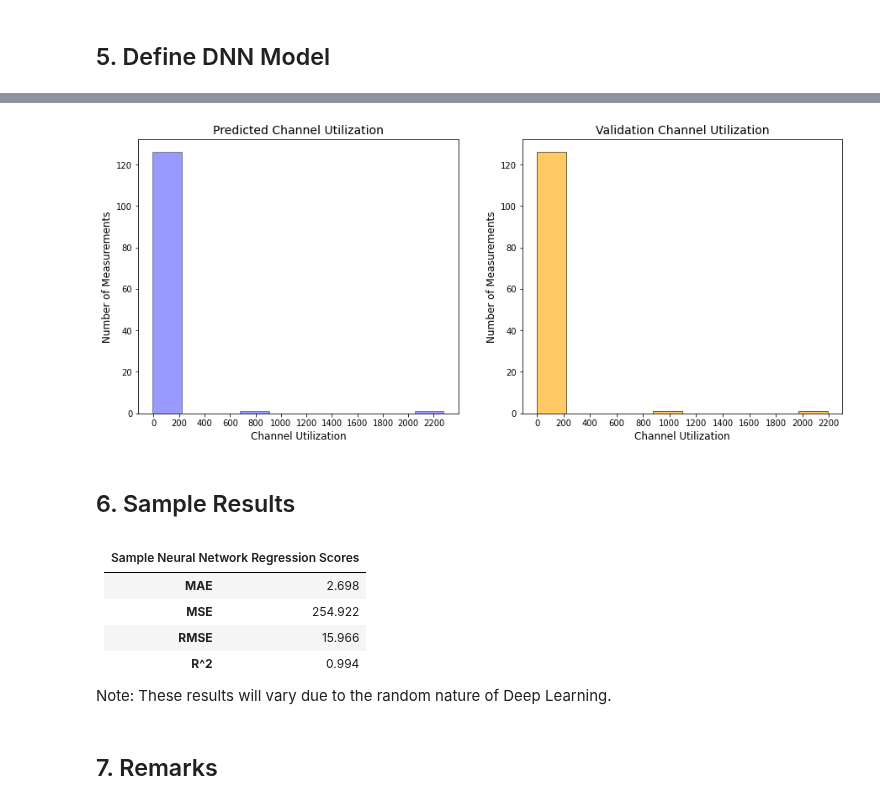
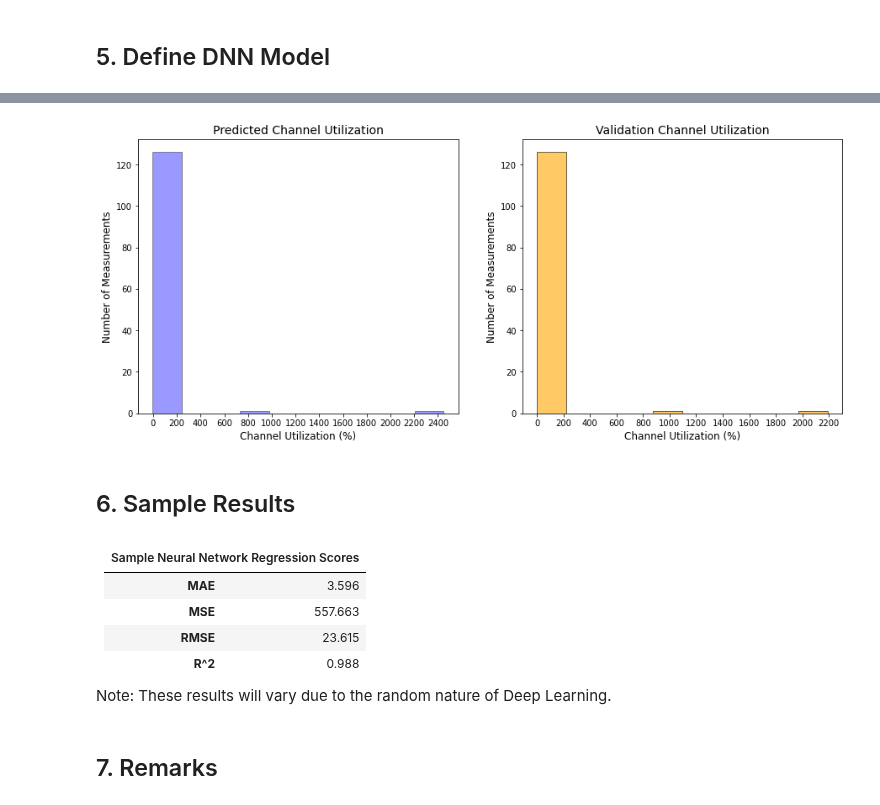
Before and after one commit to MarkLee7925/Optical-Interconnection-Network, a Jupyter notebook: DNN/Optical_DNN_original.ipynb, the cells around one changed output, grey strips where cells are left out. Drawn from its saved outputs; the diff is of its cells as text; code cells hidden in the pictures.

```diff
--- a/DNN/Optical_DNN_original.ipynb
+++ b/DNN/Optical_DNN_original.ipynb
@@ -337,27 +337,27 @@ R^2 Score: 0.994
 # %%
 # Plot histogram for y_pred
 fig1 = plt.figure(figsize=(15, 6))
 ax1 = fig1.add_subplot(1, 2, 1)
 plt.xticks(np.arange(0, 2600, 200))
 plt.yticks(np.arange(0, 160, 20))
 plt.hist(x=y_pred, facecolor='blue', alpha=0.4, edgecolor='black')
-plt.xlabel('Channel Utilization', fontsize=12)
+plt.xlabel('Channel Utilization (%)', fontsize=12)
 plt.ylabel('Number of Measurements', fontsize=12)
 plt.title('Predicted Channel Utilization', fontsize=14)
 
 # Plot histogram for y_test
 ax1 = fig1.add_subplot(1, 2, 2)
 plt.xticks(np.arange(0, 2600, 200))
 plt.yticks(np.arange(0, 160, 20))
 plt.hist(x=y_test, facecolor='orange', alpha=0.6, edgecolor='black')
-plt.xlabel('Channel Utilization', fontsize=12)
+plt.xlabel('Channel Utilization (%)', fontsize=12)
 plt.ylabel('Number of Measurements', fontsize=12)
 plt.title('Validation Channel Utilization', fontsize=14)
 
 # Show subplot
 plt.show()
 # %% [output]
-[figure, old version]
+[figure, new version]
 # %% [markdown]
 ## 6. Sample Results
 # %% [markdown]
@@ -367,19 +367,19 @@ plt.show()
   </thead>
     <tr>
       <td><b>MAE</b></td>
-      <td>2.698</td>
+      <td>3.596</td>
     </tr>
     <tr>
       <td><b>MSE</b></td>
-      <td>254.922</td>
+      <td>557.663</td>
     </tr>
     <tr>
       <td><b>RMSE</b></td>
-      <td>15.966</td>
+      <td>23.615</td>
     </tr>
     <tr>
       <td><b>R^2</b></td>
-      <td>0.994</td>
+      <td>0.988</td>
     </tr>
   </tbody>
 </table>
```
Also changed, not shown: parts of 6 cells of this notebook.
